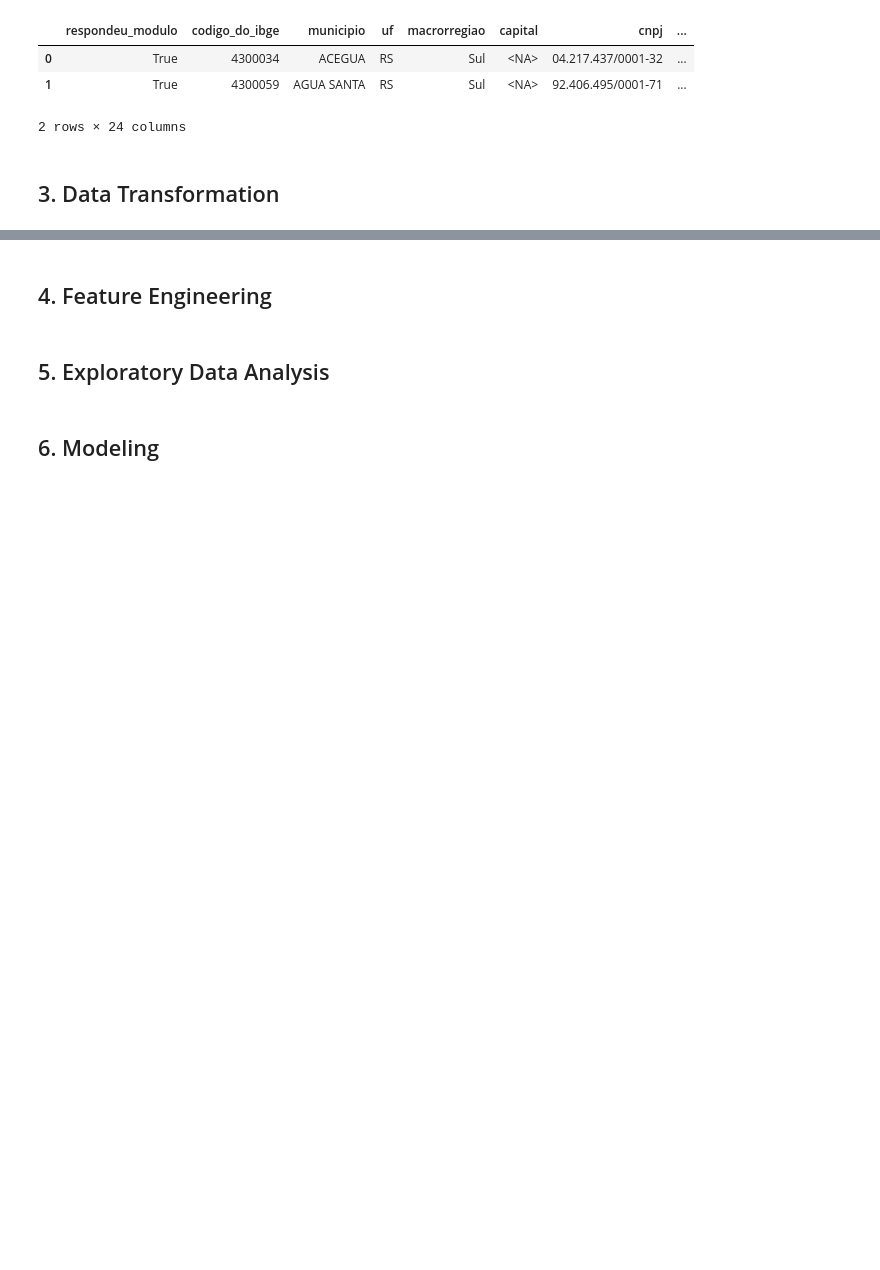
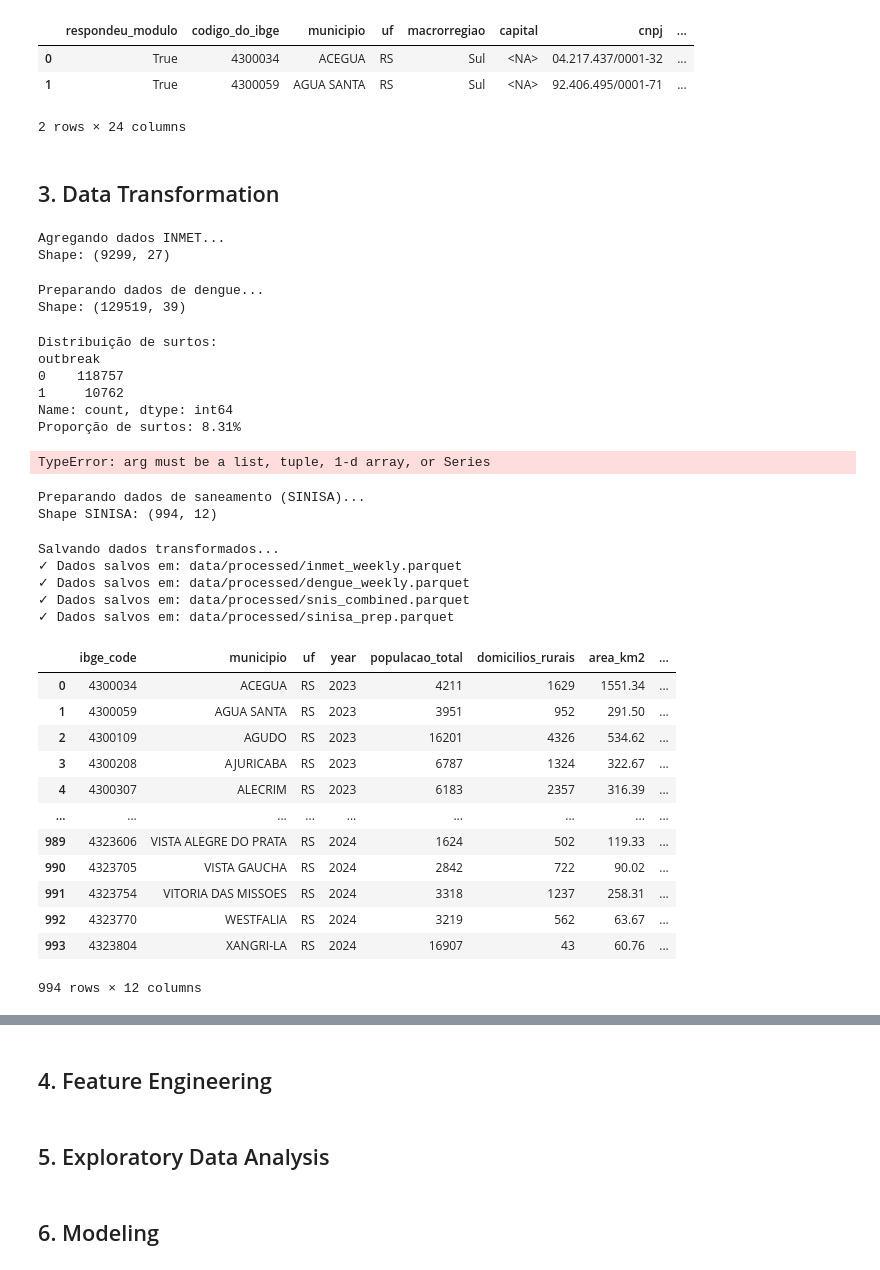
Before and after one commit to gabrielacmacc/cd-trabfinal, a Jupyter notebook: notebooks/dengue.ipynb, the cells around one changed output, grey strips where cells are left out. Drawn from its saved outputs; the diff is of its cells as text; code cells hidden in the pictures; blank space fills up the shorter version.

Commit message:
add: data transform

```diff
--- a/notebooks/dengue.ipynb
+++ b/notebooks/dengue.ipynb
@@ -297,0 +321,75 @@ cat=12  num=12
+# %%
+
+# 3.1 Agregar INMET para semana epidemiológica
+print("Agregando dados INMET...")
+inmet_weekly = aggregate_inmet_weekly(inmet_clean)
+print(f"Shape: {inmet_weekly.shape}")
+# %% [output]
+Agregando dados INMET...
+Shape: (9299, 27)
+# %%
+# 3.2 Preparar dados de dengue (target)
+print("\nPreparando dados de dengue...")
+dengue_weekly = prepare_dengue_target(dengue_clean)
+print(f"Shape: {dengue_weekly.shape}")
+# %% [output]
+Preparando dados de dengue...
+Shape: (129519, 39)
+# %%
+# 3.3 Verificar distribuição do target
+if 'outbreak' in dengue_weekly.columns:
+    print(f"\nDistribuição de surtos:")
+    print(dengue_weekly['outbreak'].value_counts())
+    print(f"Proporção de surtos: {dengue_weekly['outbreak'].mean():.2%}")
+# %% [output]
+Distribuição de surtos:
+outbreak
+0    118757
+1     10762
+Name: count, dtype: int64
+Proporção de surtos: 8.31%
+# %%
+# 3.4 Preparar dados de saneamento (SNIS 2020-2022)
+snis_2020_prep = prepare_snis_data(snis_2020_clean, 2020)
+snis_2021_prep = prepare_snis_data(snis_2021_clean, 2021)
+snis_2022_prep = prepare_snis_data(snis_2022_clean, 2022)
+
+snis_combined = combine_snis_data(snis_2020_prep, snis_2021_prep, snis_2022_prep)
+print(f"Shape SNIS combinado: {snis_combined.shape}")
+print(f"Anos: {snis_combined['year'].unique().tolist() if 'year' in snis_combined.columns else 'N/A'}")
+# %% [output]
+TypeError: arg must be a list, tuple, 1-d array, or Series
+# %%
+# 3.5 Preparar dados de saneamento (SINISA 2023-2024)
+print("\nPreparando dados de saneamento (SINISA)...")
+sinisa_prep = prepare_sinisa_data(sinisa_clean)
+print(f"Shape SINISA: {sinisa_prep.shape}")
+# %% [output]
+Preparando dados de saneamento (SINISA)...
+Shape SINISA: (994, 12)
+# %%
+# 3.6 Salvar dados transformados
+print("\nSalvando dados transformados...")
+save_transformed_data(inmet_weekly, 'inmet_weekly')
+save_transformed_data(dengue_weekly, 'dengue_weekly')
+save_transformed_data(snis_combined, 'snis_combined')
+save_transformed_data(sinisa_prep, 'sinisa_prep')
+# %% [output]
+Salvando dados transformados...
+✓ Dados salvos em: data/processed/inmet_weekly.parquet
+✓ Dados salvos em: data/processed/dengue_weekly.parquet
+✓ Dados salvos em: data/processed/snis_combined.parquet
+✓ Dados salvos em: data/processed/sinisa_prep.parquet
+|  | ibge_code | municipio | uf | year | populacao_total | domicilios_rurais | area_km2 | ... |
+| 0 | 4300034 | ACEGUA | RS | 2023 | 4211 | 1629 | 1551.34 | ... |
+| 1 | 4300059 | AGUA SANTA | RS | 2023 | 3951 | 952 | 291.50 | ... |
+| 2 | 4300109 | AGUDO | RS | 2023 | 16201 | 4326 | 534.62 | ... |
+| 3 | 4300208 | AJURICABA | RS | 2023 | 6787 | 1324 | 322.67 | ... |
+| 4 | 4300307 | ALECRIM | RS | 2023 | 6183 | 2357 | 316.39 | ... |
+| ... | ... | ... | ... | ... | ... | ... | ... | ... |
+| 989 | 4323606 | VISTA ALEGRE DO PRATA | RS | 2024 | 1624 | 502 | 119.33 | ... |
+| 990 | 4323705 | VISTA GAUCHA | RS | 2024 | 2842 | 722 | 90.02 | ... |
+| 991 | 4323754 | VITORIA DAS MISSOES | RS | 2024 | 3318 | 1237 | 258.31 | ... |
+| 992 | 4323770 | WESTFALIA | RS | 2024 | 3219 | 562 | 63.67 | ... |
+| 993 | 4323804 | XANGRI-LA | RS | 2024 | 16907 | 43 | 60.76 | ... |
+994 rows × 12 columns
```
Also changed, not shown: parts of 9 cells of this notebook, 9 other files.
